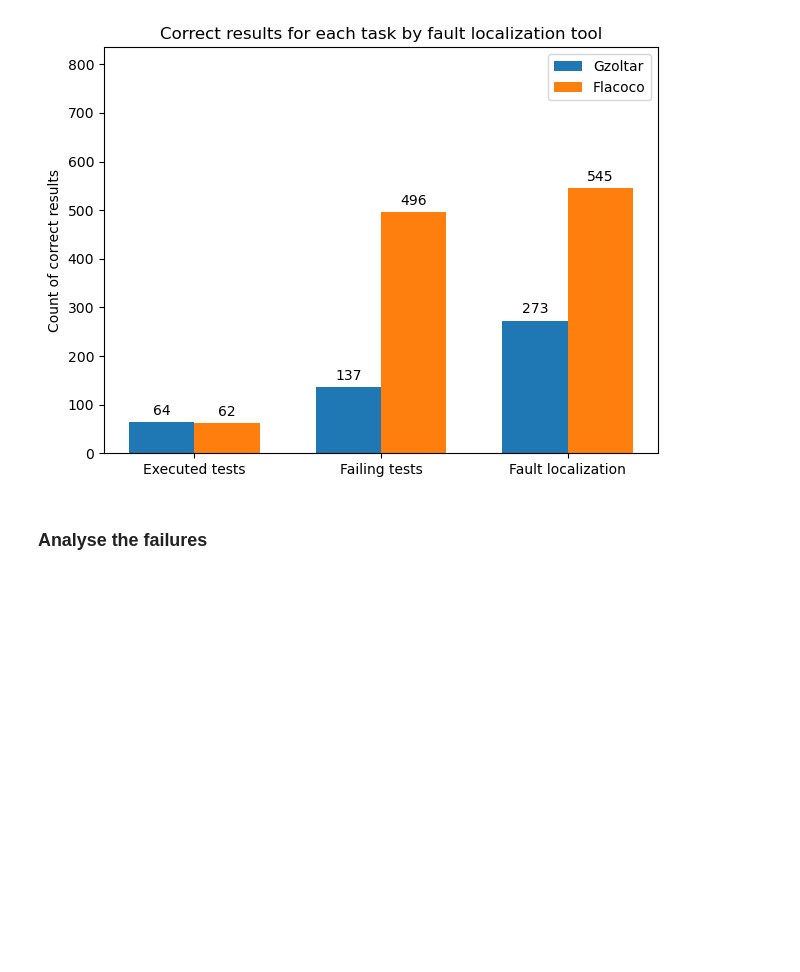
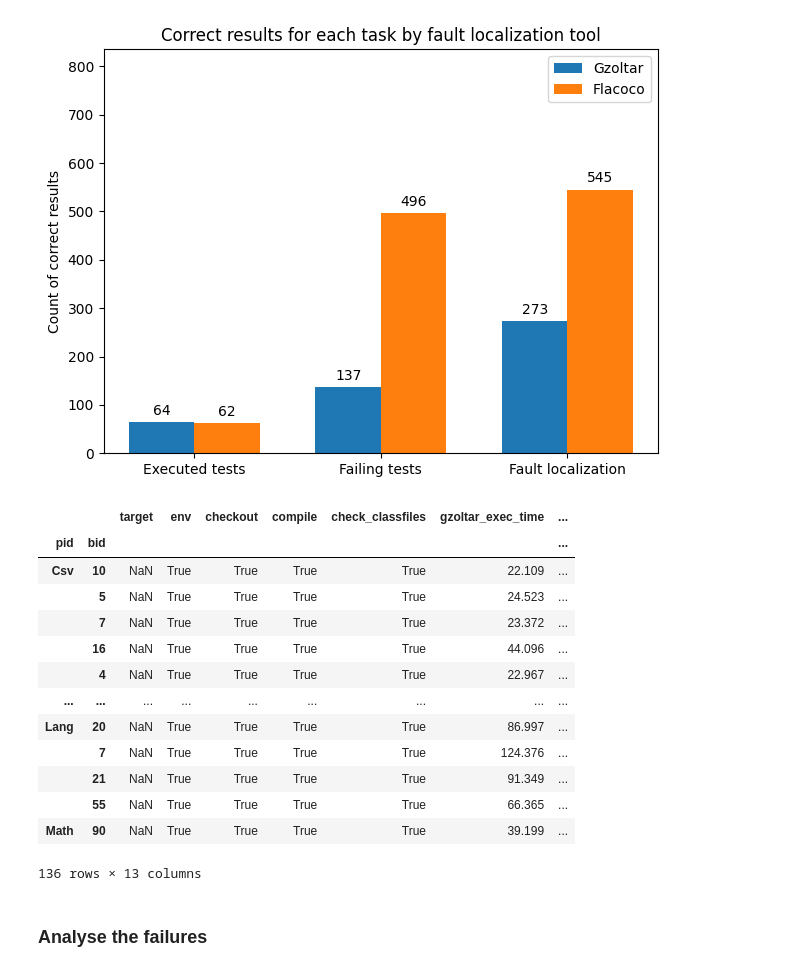
Before and after one commit to ASSERT-KTH/flacoco_experiment, a Jupyter notebook: flacoco/default.ipynb, the cells around one changed output. Drawn from its saved outputs; the diff is of its cells as text; code cells hidden in the pictures; blank space fills up the shorter version.

```diff
--- a/flacoco/default.ipynb
+++ b/flacoco/default.ipynb
@@ -106,6 +106,23 @@ fig.tight_layout()
 plt.show()
 # %% [output]
 [figure]
+# %%
+classfile_data[classfile_data["gzoltar_failing_tests"]==False][classfile_data["gzoltar_fl"]==True]
+# %% [output]
+|  |  | target | env | checkout | compile | check_classfiles | gzoltar_exec_time | ... |
+| pid | bid |  |  |  |  |  |  | ... |
+| Csv | 10 | NaN | True | True | True | True | 22.109 | ... |
+|  | 5 | NaN | True | True | True | True | 24.523 | ... |
+|  | 7 | NaN | True | True | True | True | 23.372 | ... |
+|  | 16 | NaN | True | True | True | True | 44.096 | ... |
+|  | 4 | NaN | True | True | True | True | 22.967 | ... |
+| ... | ... | ... | ... | ... | ... | ... | ... | ... |
+| Lang | 20 | NaN | True | True | True | True | 86.997 | ... |
+|  | 7 | NaN | True | True | True | True | 124.376 | ... |
+|  | 21 | NaN | True | True | True | True | 91.349 | ... |
+|  | 55 | NaN | True | True | True | True | 66.365 | ... |
+| Math | 90 | NaN | True | True | True | True | 39.199 | ... |
+136 rows × 13 columns
 # %% [markdown]
 ### Analyse the failures
 # %%
```
